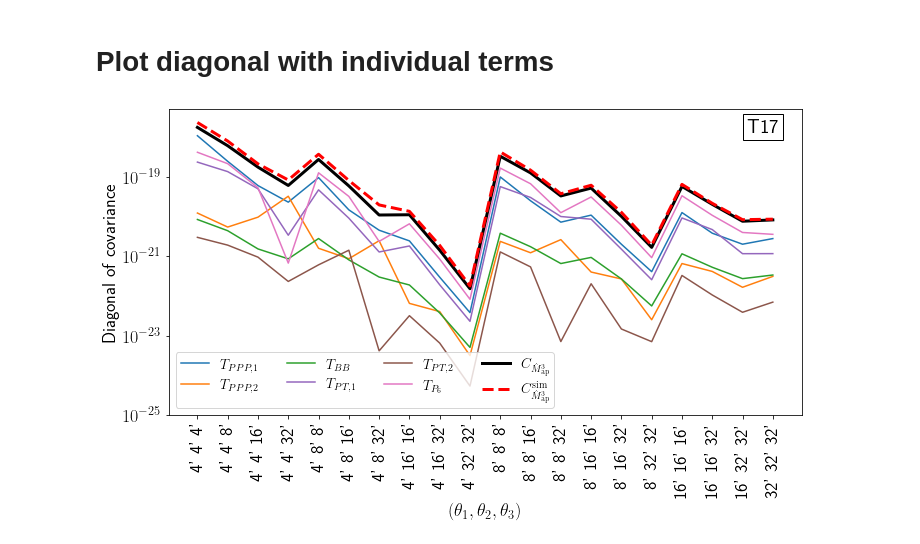
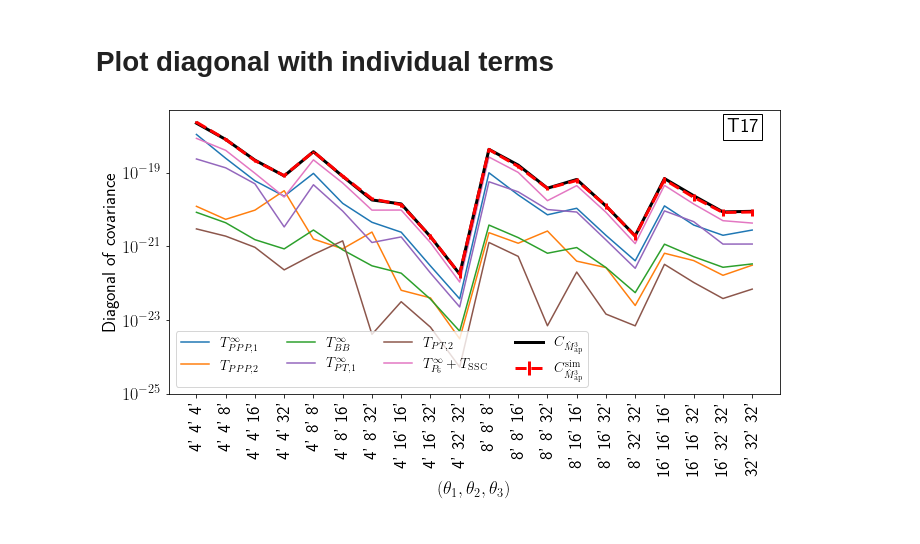
Before and after one commit to sheydenreich/threepoint, a Jupyter notebook: Plots_Tests/PlotsTakahashi.ipynb, the cells around one changed output. Cells and saved outputs as stored; diff of their text form; code cells hidden in the pictures.

```diff
--- a/Plots_Tests/PlotsTakahashi.ipynb
+++ b/Plots_Tests/PlotsTakahashi.ipynb
@@ -49,16 +36,10 @@ cov_T5=np.loadtxt(dir_takahashi+"cov_infinite_term5Numerical_sigma_0.37_n_22209.
 cov_T6=np.loadtxt(dir_takahashi+"cov_square_term6Numerical_sigma_0.37_n_22209.47_thetaMax_29.32_gpu.dat")
 cov_T7=np.loadtxt(dir_takahashi+"cov_infinite_term7Numerical_sigma_0.37_n_22209.47_thetaMax_29.32_gpu.dat")
 #map3=np.loadtxt(dir_takahashi+"map_cubed")
+cov_ssc=np.loadtxt(dir_takahashi+"SSC_cov_square_term7Numerical_sigma_0.37_n_22209.47_thetaMax_29.32_gpu.dat")
+
+error_fft=np.load(dir_takahashi+"Map_cov_KiDS1000_bootstrap_std.npy")[N_meas:, N_meas:]
+error_fft=error_fft[ix,:][:,ix]*2
-# %%
-# Set Thetas labels
-thetas_ind = np.array([[4, 4, 4], [4, 4, 8], [4, 4, 16], [4,4,32], [4, 8, 8], [4, 8, 16], [4,8,32], [4,16,16],
-                        [4, 16, 32], [4, 32, 32], [8, 8, 8], [8, 8, 16], [8,8,32],
-                         [8, 16, 16], [8,16,32], [8, 32, 32], [16, 16, 16], [16, 16, 32], [16, 32,32], [32, 32,32]])
-thetas_labels = []
-for thetas in thetas_ind:
-    thetas_labels.append(f"{thetas[0]}' {thetas[1]}' {thetas[2]}'")
-N = len(thetas_ind)
-thetas_ticks = np.arange(0, N)
 # %% [markdown]
 # Plot Heatmap
 # %%
@@ -188,32 +222,32 @@ finalizePlot(ax, outputFn=dir_takahashi+"/ComparisonTakahashi_analytical_simulat
 # %%
 fig, ax=plt.subplots(figsize=(10,6))
 
 #colors=cm.viridis_r(np.linspace(0.2, 1, 6))
 #colors=cm.brg(np.linspace(0, 1, 6))
 colors=cm.tab10([0,1,2,4,5,6])
 
 
 #ax.set_title(r"Diagonal of covariance of $\langle M_\mathrm{ap}^3\rangle$ for SLICS")
 ax.set_xlabel(r'$(\theta_1, \theta_2, \theta_3)$')
 ax.set_xticks(thetas_ticks)
 ax.set_xticklabels(thetas_labels, rotation=90)
 ax.set_yscale('log')
 ax.set_ylim(1e-25, 5e-18)
 ax.set_ylabel("Diagonal of covariance")
-ax.plot(np.diag(cov_T1inf), label=r'$T_{PPP, 1}$', ls='-', color=colors[0])
+ax.plot(np.diag(cov_T1inf), label=r'$T_{PPP, 1}^\infty$', ls='-', color=colors[0])
 ax.plot(np.diag(cov_T2), label=r'$T_{PPP, 2}$', ls='-', color=colors[1])
-ax.plot(np.diag(cov_T4), label=r'$T_{BB}$', ls='-', color=colors[2])
-ax.plot(np.diag(cov_T5), label=r'$T_{PT, 1}$', ls='-', color=colors[3])
+ax.plot(np.diag(cov_T4), label=r'$T_{BB}^\infty$', ls='-', color=colors[2])
+ax.plot(np.diag(cov_T5), label=r'$T_{PT, 1}^\infty$', ls='-', color=colors[3])
 ax.plot(np.diag(cov_T6), label=r'$T_{PT, 2}$', ls='-', color=colors[4])
-ax.plot(np.diag(cov_T7), label=r'$T_{{P_6}}$', ls='-', color=colors[5])
+ax.plot(np.diag(cov_T7+cov_ssc), label=r'$T_{{P_6}}^\infty+T_\mathrm{SSC}$', ls='-', color=colors[5])
 ax.plot(np.diag(cov_tot), label=r'$C_{\hat{M}_\mathrm{ap}^3}$', color='k', lw=3)
-ax.plot(np.diag(cov_fft), label=r'$C_{\hat{M}_\mathrm{ap}^3}^\mathrm{sim}$', color='red', ls='--', lw=3)
+ax.errorbar(range(N), np.diag(cov_fft), yerr=np.diag(error_fft), label=r'$C_{\hat{M}_\mathrm{ap}^3}^\mathrm{sim}$', color='red', ls='--', lw=3)
 ax.text(N-0.8, 3e-18, r"T17", bbox=dict(facecolor='white'), horizontalalignment='right', verticalalignment='top', size=20)
 
 
 
 #ax.legend(bbox_to_anchor=(1, 1.03))
 
 finalizePlot(ax, outputFn=dir_takahashi+"/ComparisonTakahashi_analytical_simulation_individualTerms_diagonal.png", showlegend=True, legendcols=4)
 # %% [output]
-[figure, old version]
+[figure, new version]
```
Also changed, not shown: parts of 3 cells of this notebook, 13 other files.
